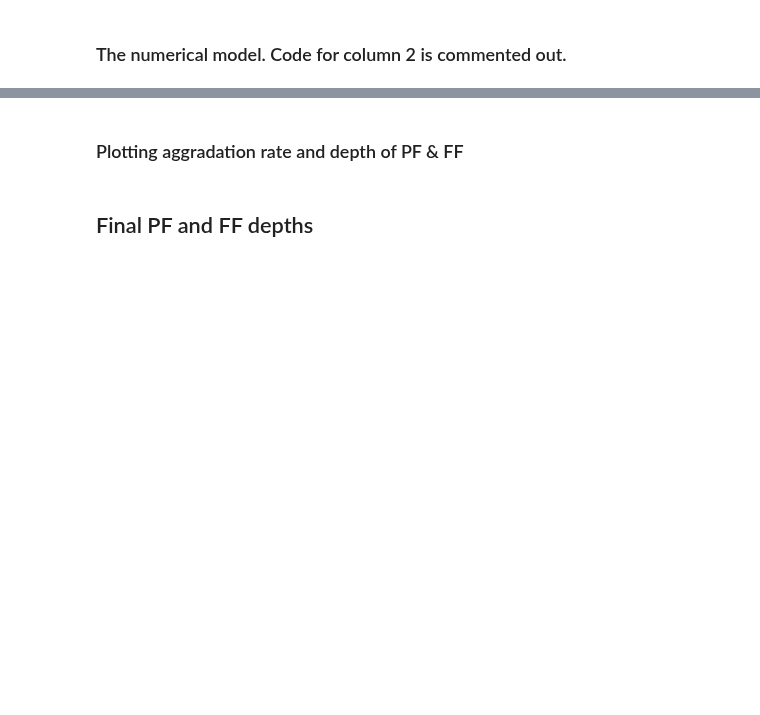
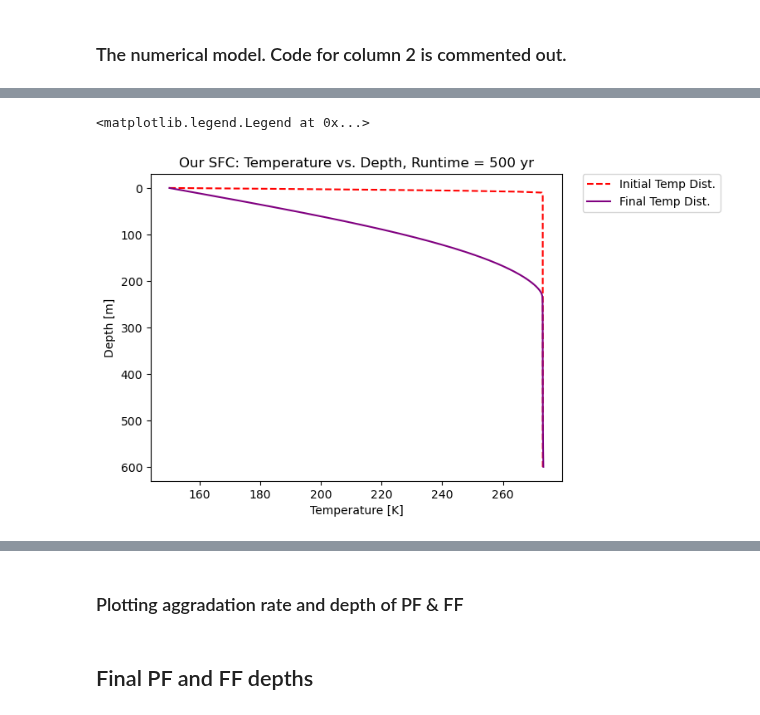
Before and after one commit to alexiak322/ceres-pingo-model, a Jupyter notebook: -1DHT-model-code/python/1DHT Model.ipynb, the cells around one changed output, grey strips where cells are left out. Cells and saved outputs as stored; diff of their text form; code cells hidden in the pictures; blank space fills up the shorter version.

```diff
--- a/-1DHT-model-code/python/1DHT Model.ipynb
+++ b/-1DHT-model-code/python/1DHT Model.ipynb
@@ -506,21 +436,24 @@ profiler.print_stats()
 # %%
 ### Fig - Final temperature distrubution
 #plotting curves for initial and final temp distributions
 
 plt.figure()
 #plt.xlim([100,400])
 #plt.ylim(-.1,40)
 plt.plot(T_matx_0_1[:,0], z, linestyle='dashed',color='red', label='Initial Temp Dist.')
 #plt.plot(T_matx_0_1[:,1000], z, color='orange', label='1000 yr')
 #plt.plot(T_matx_0_1[:,5000], z, color='yellow', label='5000 yr')
 #plt.plot(T_matx_0_1[:,4000], z, color='green', label='4000 yr')
 #plt.plot(T_matx_0_1[:,4500], z, color='blue', label='4500 yr')
 plt.plot(T_matx_0_1[:,runtime-1], z, color='purple', label='Final Temp Dist.')
 plt.gca().invert_yaxis()
 plt.xlabel('Temperature [K]')
 plt.ylabel('Depth [m]')
-plt.title('Hornum SFC: Temperature vs. Depth, Runtime = %r yr' %(runtime))
+plt.title('Our SFC: Temperature vs. Depth, Runtime = %r yr' %(runtime))
 plt.legend(bbox_to_anchor=(1.05, 1), loc='upper left', borderaxespad=0)
+# %% [output]
+<matplotlib.legend.Legend at 0x...>
+[figure, added]
 # %%
 ### Fig - Final ice fraction distrubution
 #plotting curves for initial and final f_ice distributions
```
Also changed, not shown: parts of 23 cells of this notebook.
